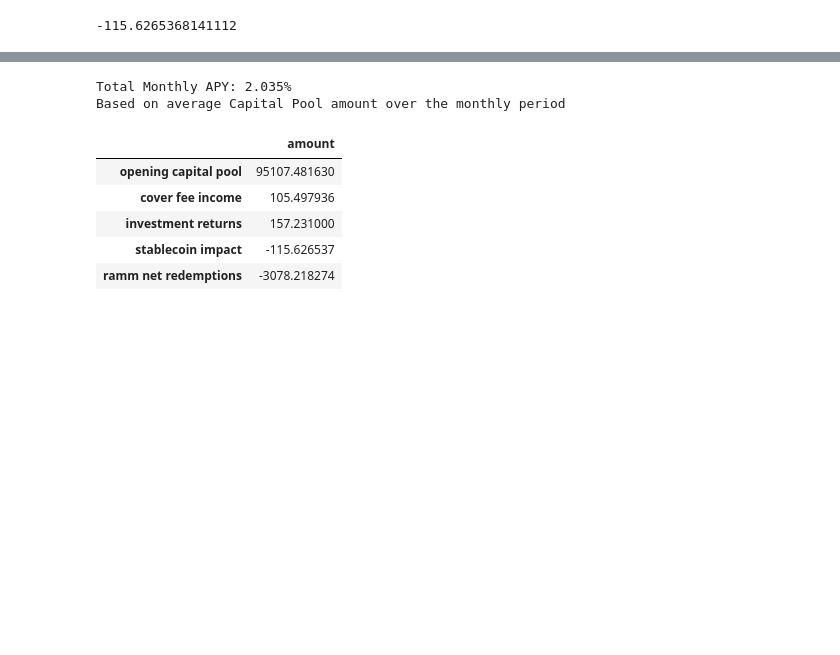
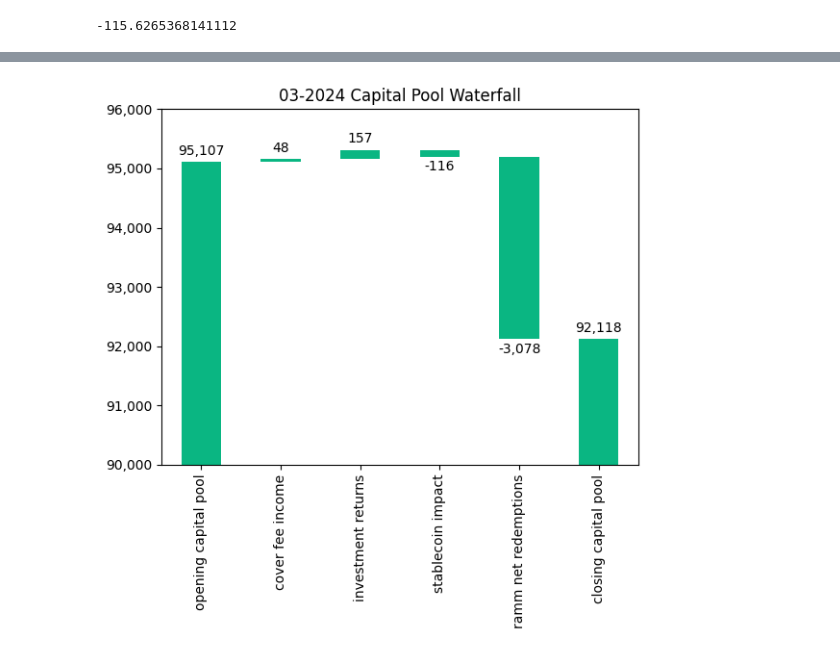
Before and after one commit to rmelbardis/InvestmentMonitoring, a Jupyter notebook: InvestmentMonitoring.ipynb, the cells around one changed output, grey strips where cells are left out. Drawn from its saved outputs; the diff is of its cells as text; code cells hidden in the pictures; blank space fills up the shorter version.

```diff
--- a/InvestmentMonitoring.ipynb
+++ b/InvestmentMonitoring.ipynb
@@ -237,5 +253,15 @@ df_covers = covers_list_result
 
 # change timestamp to datetime format and normalise all dates to midnight
 df_covers['cover_start_time'] = pd.to_datetime(df_covers['cover_start_time']).dt.floor('D')
-df_covers.dtypes
+
+# filter for covers that were bought on valn date and in the 30 days before
+df_covers_30_days = df_covers[(df_covers['cover_start_time']>=valn_date_minus_30) & (df_covers['cover_start_time']<=valn_date)]
+
+# filter out covers that were paid for in NXM
+df_covers_30_days = df_covers_30_days[df_covers_30_days['premium_asset'] != 'NXM']
+
+# work out cover fees denominated in ETH, allowing for 15% commission
+monthly_cover_fees_usd = df_covers_30_days['premium_dollar'].sum() * 0.85
+monthly_cover_fees_eth = monthly_cover_fees_usd / eth_usd
+monthly_cover_fees_eth
 # %% [output]
@@ -295,24 +269,51 @@ avg_total_cap_pool = (total_cap_monthly_closing + total_cap_monthly_opening) / 2
-# %%
-total_monthly_percentage = total_monthly_inv_earnings / avg_total_cap_pool
-# Kiln annualised return last month
-total_monthly_APY = ((1 + total_monthly_percentage) ** 12 - 1)
-
-print(f'Total Monthly APY: {round(total_monthly_APY * 100, 3)}%')
-print('Based on average Capital Pool amount over the monthly period')
-# %% [output]
-Total Monthly APY: 2.035%
-Based on average Capital Pool amount over the monthly period
 # %%
 # waterfall chart for changes in the capital pool
+
+# set limits on chart manually
+bottom = 90_000
+top = 96_000
+
+# create dataframe with relevant categories
 index = ['opening capital pool', 'cover fee income', 'investment returns', 'stablecoin impact', 'ramm net redemptions']
 data = {'amount': [total_cap_monthly_opening, monthly_cover_fees_eth, total_monthly_inv_earnings, dai_change, ramm_flow_monthly_change]}
+df_waterfall = pd.DataFrame(data=data, index=index)
 
-df_waterfall = pd.DataFrame(data=data, index=index)
-df_waterfall
+# create a shifted dataframe by one space and fill the empty space with zero
+df_shift = df_waterfall.amount.cumsum().shift(1).fillna(0)
+
+# add the 'closing' line to both dataframes
+total = df_waterfall.sum().amount
+df_waterfall.loc['closing capital pool'] = total
+df_shift.loc['closing capital pool'] = 0
+
+# define the Nexus Mutual green color
+color = '#0AB682'
+
+# create waterfall plot
+waterfall_plot = df_waterfall.plot.bar(stacked=True, bottom=df_shift,
+                                   legend=None, color=color, title=f'{valn_date_str[-7:]} Capital Pool Waterfall')
+waterfall_plot.set_ylim(bottom=bottom, top=top)
+
+# change format of tick values
+tick_vals = waterfall_plot.get_yticks()
+waterfall_plot.set_yticklabels(['{:,.0f}'.format(x) for x in tick_vals])
+
+# label loop for individual items
+maximum = df_waterfall.max()
+neg_offset = maximum / 400
+pos_offset = maximum / 800
+
+y_height = df_shift
+
+loop = 0
+for index, row in df_waterfall.iterrows():
+    y = y_height[loop] + row['amount']
+    # determine negative or positive offset
+    if row['amount'] > 0:
+        y += pos_offset
+    else:
+        y -= neg_offset
+    waterfall_plot.annotate("{:,.0f}".format(row['amount']), (loop, y), ha="center")
+    loop+=1
 # %% [output]
-|  | amount |
-| opening capital pool | 95107.481630 |
-| cover fee income | 105.497936 |
-| investment returns | 157.231000 |
-| stablecoin impact | -115.626537 |
-| ramm net redemptions | -3078.218274 |
+[figure, added]
```
Also changed, not shown: parts of 25 cells of this notebook.
